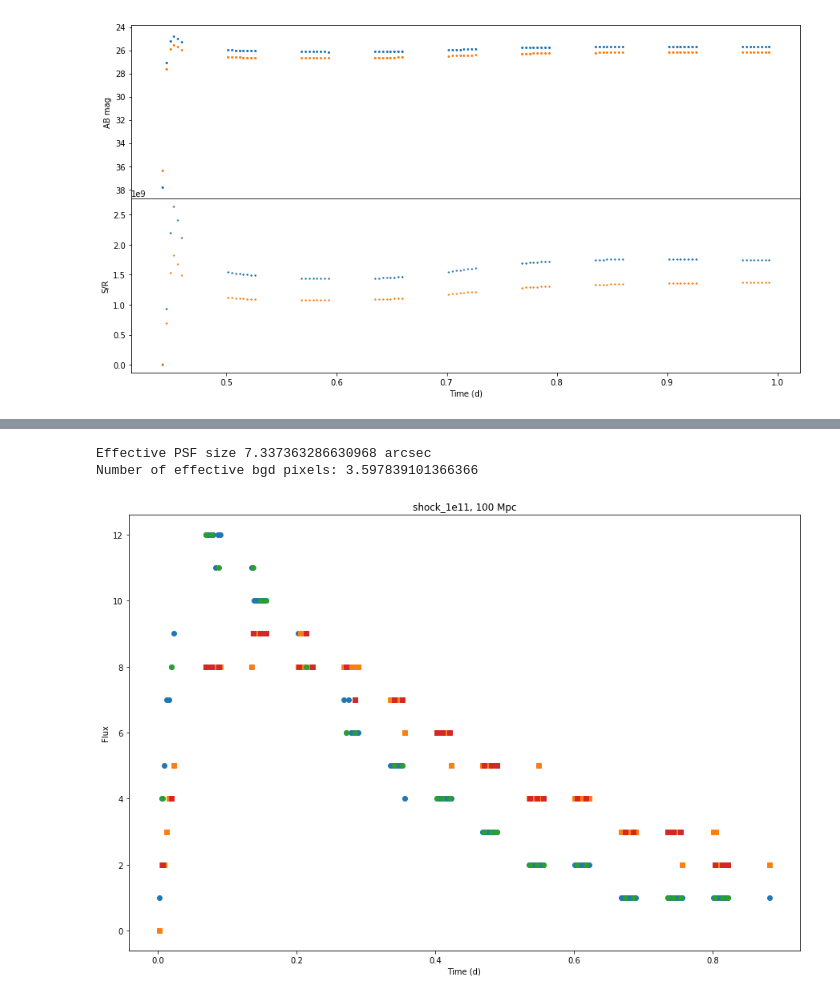
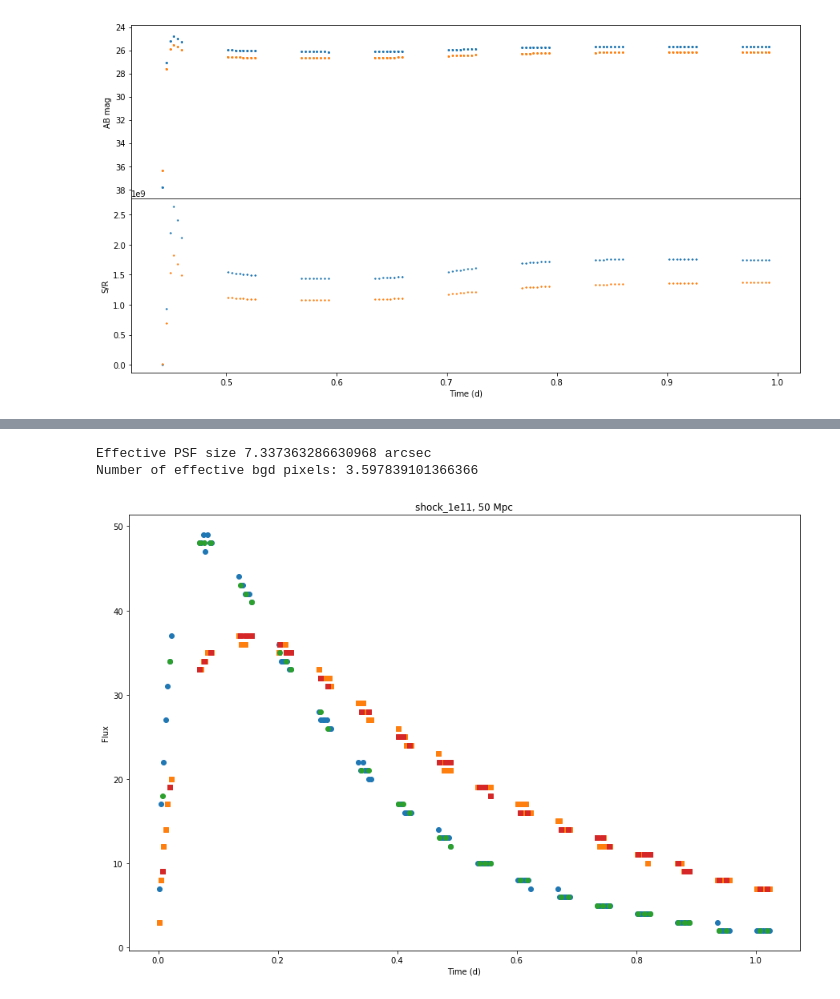
Before and after one commit to bwgref/duet-astro, a Jupyter notebook: notebooks/Realistic_lightcurves.ipynb, the cells around one changed output, grey strips where cells are left out. Drawn from its saved outputs; the diff is of its cells as text; code cells hidden in the pictures.

```diff
--- a/notebooks/Realistic_lightcurves.ipynb
+++ b/notebooks/Realistic_lightcurves.ipynb
@@ -95,11 +95,11 @@ Number of effective bgd pixels: 3.597839101366366
 # %%
 plot_realistic_lightcurve(
     get_lightcurve("../astroduet/data/shock_1e11_lightcurve_DUET.fits",
                    observing_windows=np.array([[0, 90000]]) * u.s,
-                   distance=100e6*u.pc),
+                   distance=50e6*u.pc),
                    300 * u.s,
-                   label='shock_1e11, 100 Mpc')
+                   label='shock_1e11, 50 Mpc')
 # %% [output]
 Effective PSF size 7.337363286630968 arcsec
 Number of effective bgd pixels: 3.597839101366366
-[figure, old version]
+[figure, new version]
```
Also changed, not shown: parts of 2 cells of this notebook, 1 other file.
